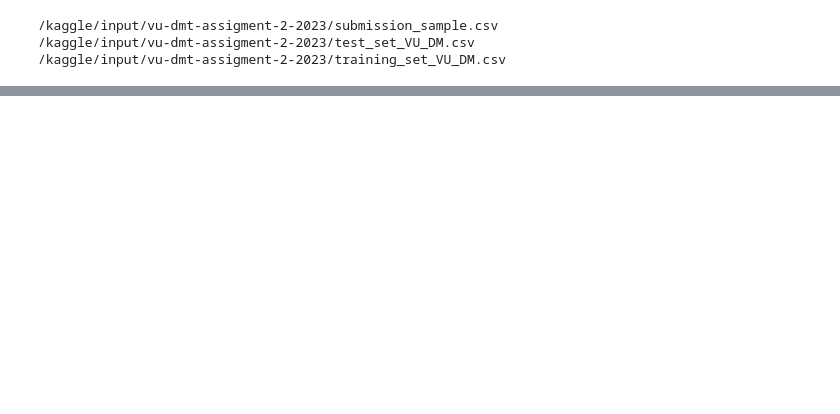
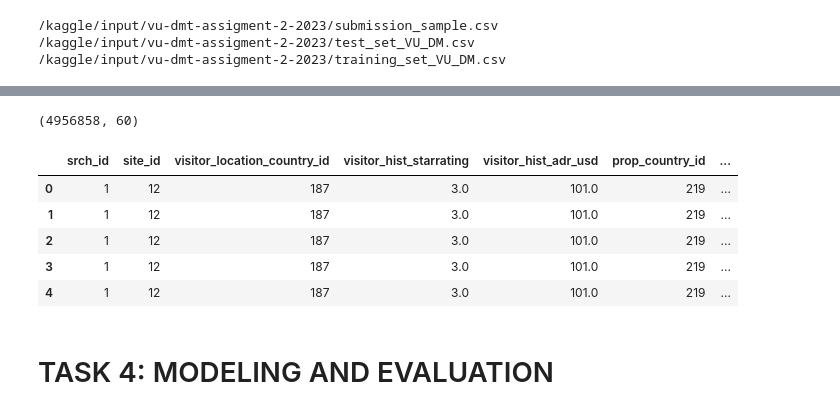
Before and after one commit to Mohammed-majeed/DMT_assignment2, a Jupyter notebook: DMT_assignment2.ipynb, the cells around one changed output, grey strips where cells are left out. Drawn from its saved outputs; the diff is of its cells as text; code cells hidden in the pictures; blank space fills up the shorter version.

```diff
--- a/DMT_assignment2.ipynb
+++ b/DMT_assignment2.ipynb
@@ -507,6 +456,39 @@ new_df.isnull().sum()
 # %%
 # drop the features still have a lot of missing values
-new_df=new_df.drop(['comp6_rate','comp6_inv','comp6_rate_percent_diff'],axis=1)
-# fill the missing values with forward filling method
-new_df = new_df.fillna(method='ffill')
-new_df.isnull().sum()
+new_df=new_df.drop(['comp6_rate','comp6_inv','comp6_rate_percent_diff','gross_bookings_usd'],axis=1)
+# %%
+# Features engineer
+data = new_df
+# convert date_time to year, month, day, and hour
+data['date_time'] = pd.to_datetime(data['date_time'])
+data['year'] = data['date_time'].dt.year
+data['month'] = data['date_time'].dt.month
+data['day'] = data['date_time'].dt.day
+data['hour'] = data['date_time'].dt.hour
+data = data.drop('date_time', axis=1)
+
+# create new features
+data['log_price_diff'] = data['prop_log_historical_price'] - np.log(data['price_usd']+1)
+
+data['star_rank'] = data.groupby('visitor_location_country_id')['prop_starrating'].rank(method='dense', ascending=False)
+
+# Calculate average price by country and star rating
+avg_price = data.groupby(['prop_country_id', 'prop_starrating'])['price_usd'].transform('mean')
+# Calculate price difference and Add price difference as a new feature
+data['price_diff'] = data['price_usd'] - avg_price
+
+
+# To combine the prop_location_score1 and prop_location_score2 columns to create a new feature that captures
+# the overall location score of the hotel, we can simply add these two columns
+data['location_score'] = data['prop_location_score1'] + data['prop_location_score2']
+
+print(data.shape)
+data.head()
+# %% [output]
+(4956858, 60)
+|  | srch_id | site_id | visitor_location_country_id | visitor_hist_starrating | visitor_hist_adr_usd | prop_country_id | ... |
+| 0 | 1 | 12 | 187 | 3.0 | 101.0 | 219 | ... |
+| 1 | 1 | 12 | 187 | 3.0 | 101.0 | 219 | ... |
+| 2 | 1 | 12 | 187 | 3.0 | 101.0 | 219 | ... |
+| 3 | 1 | 12 | 187 | 3.0 | 101.0 | 219 | ... |
+| 4 | 1 | 12 | 187 | 3.0 | 101.0 | 219 | ... |
@@ -512,0 +497,2 @@ new_df.isnull().sum()
+# %% [markdown]
+# TASK 4: MODELING AND EVALUATION
```
Also changed, not shown: parts of 32 cells of this notebook.
